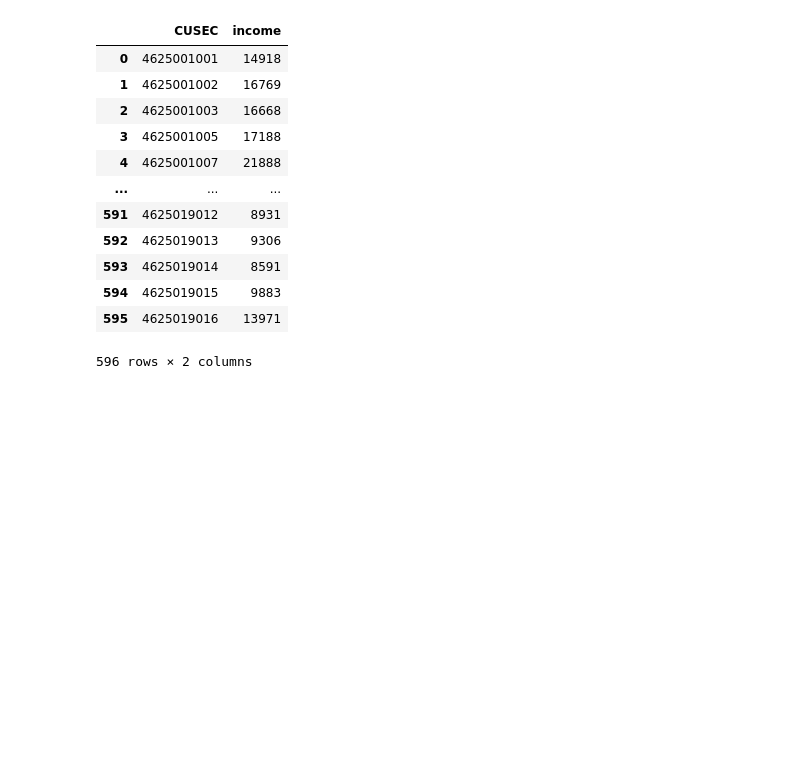
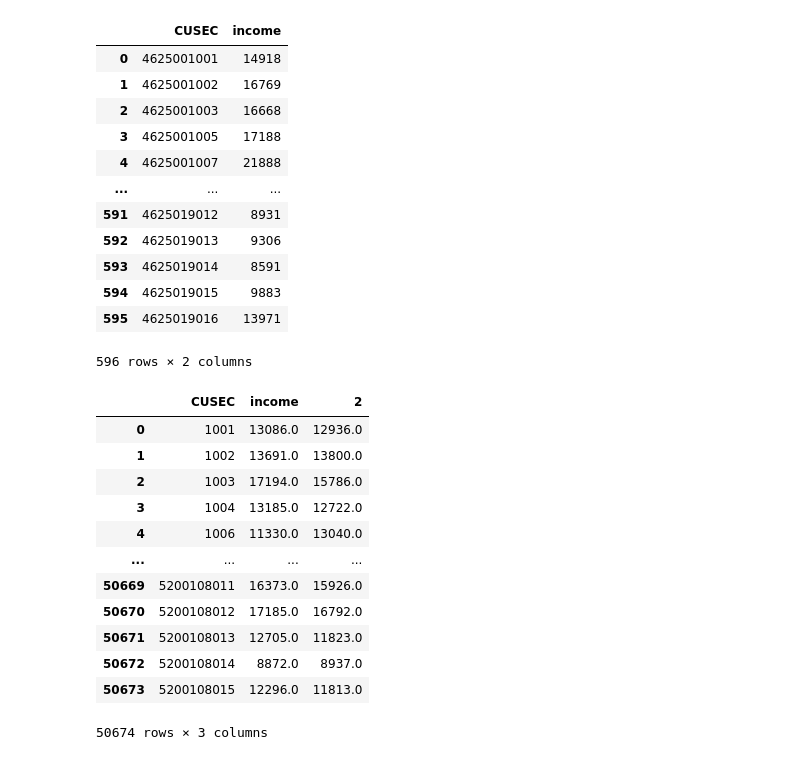
Before and after one commit to Domyy95/CDA, a Jupyter notebook: income_per_section/Income_Per_Section.ipynb, the cells around one changed output. Cells and saved outputs as stored; diff of their text form; code cells hidden in the pictures; blank space fills up the shorter version.

```diff
--- a/income_per_section/Income_Per_Section.ipynb
+++ b/income_per_section/Income_Per_Section.ipynb
@@ -32,6 +39,25 @@ df
 | 594 | 4625019015 | 9883 |
 | 595 | 4625019016 | 13971 |
 596 rows × 2 columns
+# %%
+df = pd.read_csv(
+    "30824sc.csv", delimiter=";", header=None,
+    names=["CUSEC","income","2"], usecols=["CUSEC","income","2"],engine="python",quoting=csv.QUOTE_NONE);
+df
+# %% [output]
+|  | CUSEC | income | 2 |
+| 0 | 1001 | 13086.0 | 12936.0 |
+| 1 | 1002 | 13691.0 | 13800.0 |
+| 2 | 1003 | 17194.0 | 15786.0 |
+| 3 | 1004 | 13185.0 | 12722.0 |
+| 4 | 1006 | 11330.0 | 13040.0 |
+| ... | ... | ... | ... |
+| 50669 | 5200108011 | 16373.0 | 15926.0 |
+| 50670 | 5200108012 | 17185.0 | 16792.0 |
+| 50671 | 5200108013 | 12705.0 | 11823.0 |
+| 50672 | 5200108014 | 8872.0 | 8937.0 |
+| 50673 | 5200108015 | 12296.0 | 11813.0 |
+50674 rows × 3 columns
 # %%
 shapefile.CUSEC = shapefile.CUSEC.astype(np.int64)
 df.CUSEC.astype(np.int64)
```
Also changed, not shown: parts of 10 cells of this notebook, 5 other files.
